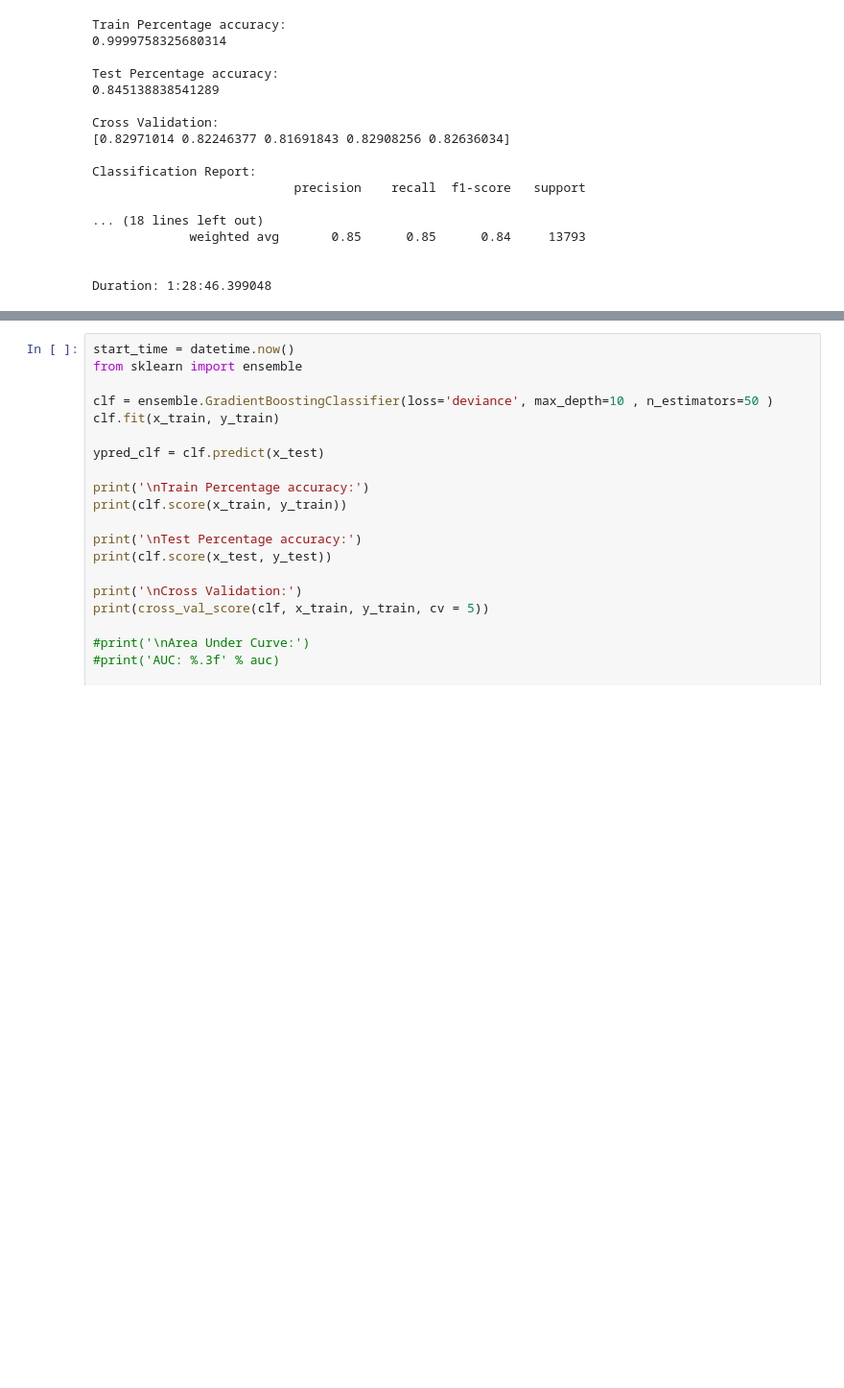
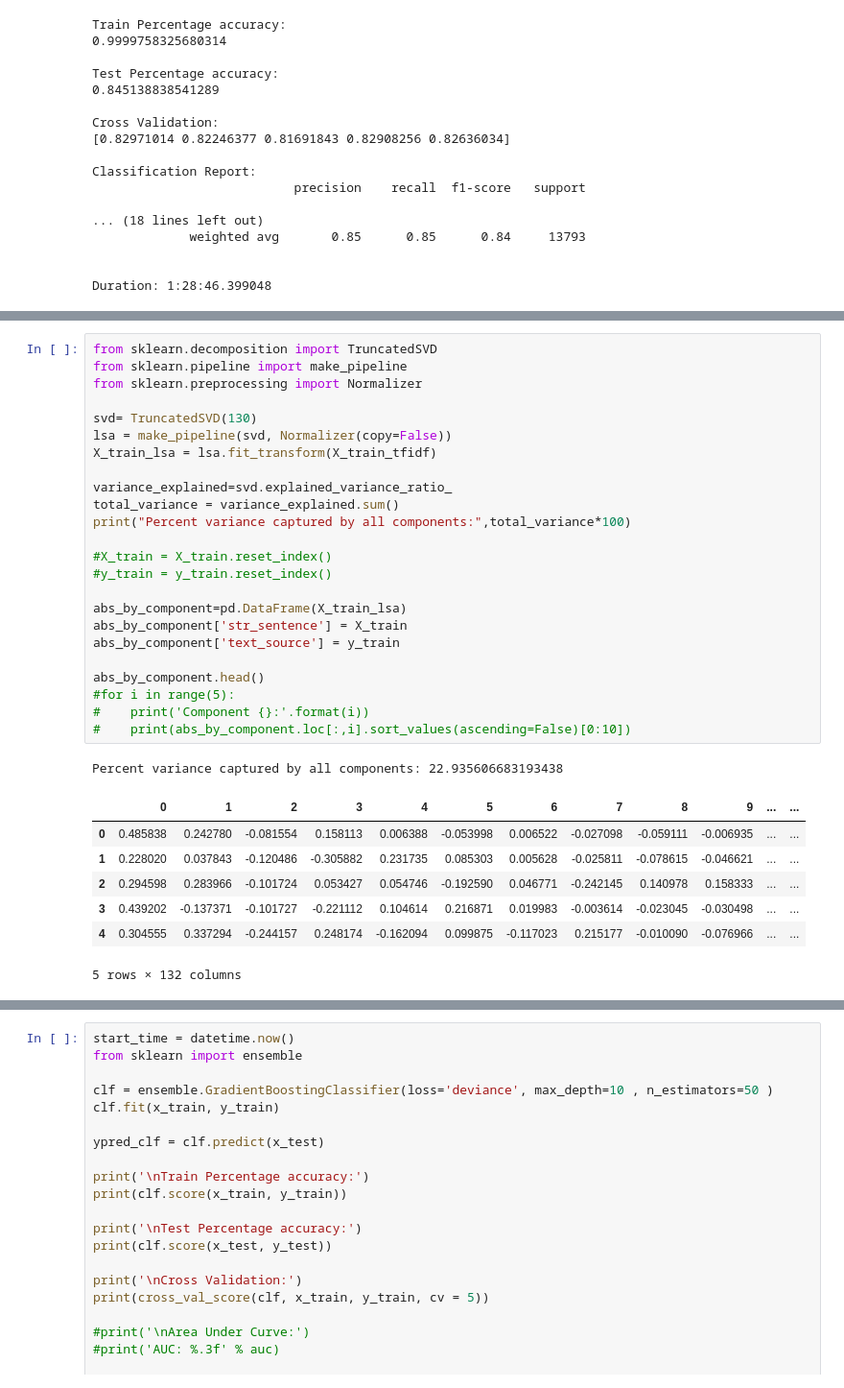
Before and after one commit to tcbriggs981/Prescription-Drugs, a Jupyter notebook: Unit 04 Capstone.ipynb, the cells around one changed output, grey strips where cells are left out. Shown at 96% size. Cells and saved outputs as stored; diff of their text form; blank space fills up the shorter version.

```diff
--- a/Unit 04 Capstone.ipynb
+++ b/Unit 04 Capstone.ipynb
@@ -866,0 +1109,33 @@ Duration: 1:28:46.399048
+# %%
+from sklearn.decomposition import TruncatedSVD
+from sklearn.pipeline import make_pipeline
+from sklearn.preprocessing import Normalizer
+
+svd= TruncatedSVD(130)
+lsa = make_pipeline(svd, Normalizer(copy=False))
+X_train_lsa = lsa.fit_transform(X_train_tfidf)
+
+variance_explained=svd.explained_variance_ratio_
+total_variance = variance_explained.sum()
+print("Percent variance captured by all components:",total_variance*100)
+
+#X_train = X_train.reset_index()
+#y_train = y_train.reset_index()
+
+abs_by_component=pd.DataFrame(X_train_lsa)
+abs_by_component['str_sentence'] = X_train
+abs_by_component['text_source'] = y_train
+
+abs_by_component.head()
+#for i in range(5):
+#    print('Component {}:'.format(i))
+#    print(abs_by_component.loc[:,i].sort_values(ascending=False)[0:10])
+# %% [output]
+Percent variance captured by all components: 22.935606683193438
+|  | 0 | 1 | 2 | 3 | 4 | 5 | 6 | 7 | 8 | 9 | ... | ... |
+| 0 | 0.485838 | 0.242780 | -0.081554 | 0.158113 | 0.006388 | -0.053998 | 0.006522 | -0.027098 | -0.059111 | -0.006935 | ... | ... |
+| 1 | 0.228020 | 0.037843 | -0.120486 | -0.305882 | 0.231735 | 0.085303 | 0.005628 | -0.025811 | -0.078615 | -0.046621 | ... | ... |
+| 2 | 0.294598 | 0.283966 | -0.101724 | 0.053427 | 0.054746 | -0.192590 | 0.046771 | -0.242145 | 0.140978 | 0.158333 | ... | ... |
+| 3 | 0.439202 | -0.137371 | -0.101727 | -0.221112 | 0.104614 | 0.216871 | 0.019983 | -0.003614 | -0.023045 | -0.030498 | ... | ... |
+| 4 | 0.304555 | 0.337294 | -0.244157 | 0.248174 | -0.162094 | 0.099875 | -0.117023 | 0.215177 | -0.010090 | -0.076966 | ... | ... |
+5 rows × 132 columns
```
Also changed, not shown: parts of 53 cells of this notebook.
